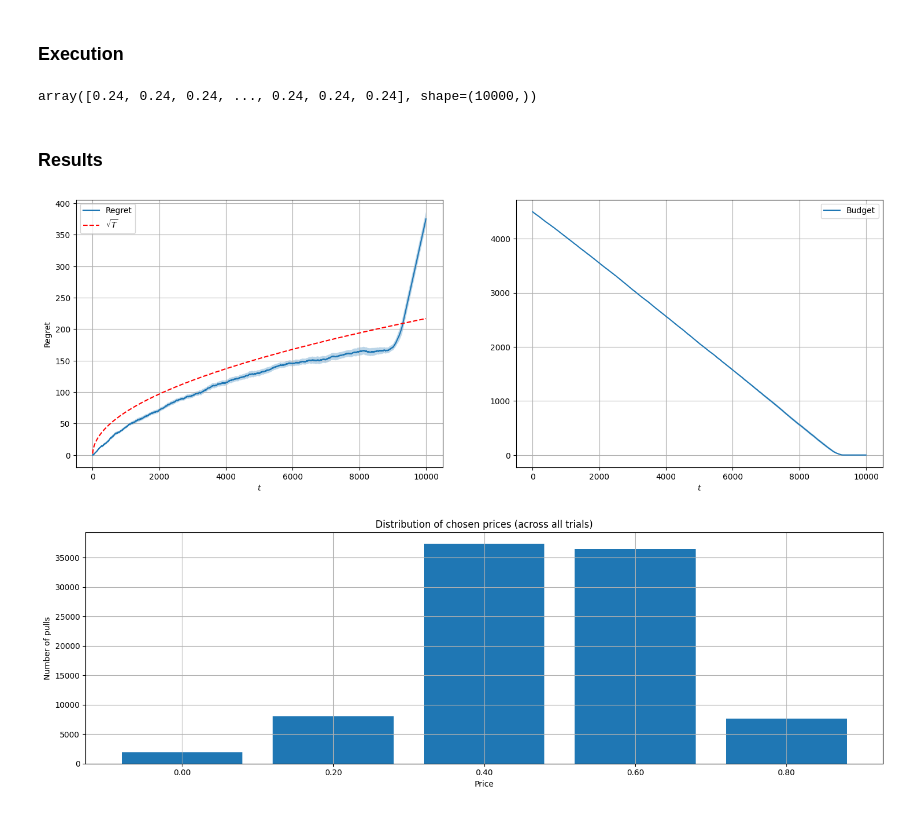
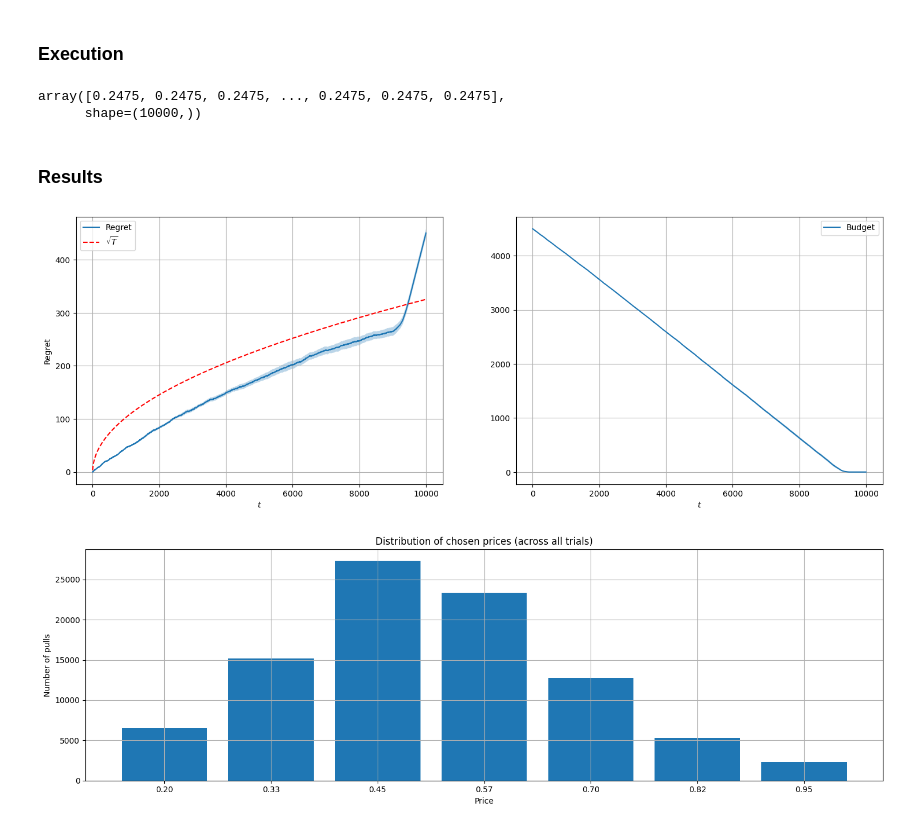
Before and after one commit to FabioFloris02/OLA2025_Floris_Sonzini_Parenti_Singh_Gottschling, a Jupyter notebook: requirement_1.ipynb, the cells around one changed output. Cells and saved outputs as stored; diff of their text form; code cells hidden in the pictures.

```diff
--- a/requirement_1.ipynb
+++ b/requirement_1.ipynb
@@ -325,8 +325,8 @@ T = 10000
 B = T * 45/100
 
 # Prices
-price_step = 0.2
-prices = np.arange(0, 1, price_step)
+price_step = 0.125
+prices = np.arange(0.2, 1, price_step)
 P = len(prices)
 
 # Valuation distribution
@@ -337,7 +337,8 @@ clairvoyant = SingleProductStochasticInventoryClaivoyant(T, B, prices, valuation
 expected_clairvoyant_utilities = clairvoyant.run()
 expected_clairvoyant_utilities
 # %% [output]
-array([0.24, 0.24, 0.24, ..., 0.24, 0.24, 0.24], shape=(10000,))
+array([0.2475, 0.2475, 0.2475, ..., 0.2475, 0.2475, 0.2475],
+      shape=(10000,))
 # %%
 n_trials = 10
 regret_per_trial = []
@@ -388,37 +389,37 @@ budget_sd = budget_per_trial.std(axis=0)
 ### Results
 # %%
 t = np.arange(1, T + 1)  # start from 1 to avoid log(0)
-theoretical_curve = t**(1/2) * (200/8500**(1/2))
+theoretical_curve = t**(1/2) * (300/8500**(1/2))
 
 fig, axs = plt.subplots(1, 2, figsize = (18, 6))
 
 # Regret plot
 axs[0].plot(t, average_regret, label="Regret")
 axs[0].fill_between(
     t,
     average_regret - regret_sd / np.sqrt(n_trials),
     average_regret + regret_sd / np.sqrt(n_trials),
     alpha=0.3,
 )
 axs[0].plot(t, theoretical_curve, label="$\sqrt{T}$", linestyle="--", color="red")
 axs[0].set_xlabel("$t$")
 axs[0].set_ylabel("Regret")
 axs[0].legend()
 axs[0].grid(True)
 
 # Budget plot
 axs[1].plot(np.arange(T), average_budget, label="Budget")
 axs[1].fill_between(
     np.arange(T),
     average_budget-budget_sd/np.sqrt(n_trials),
     average_budget+budget_sd/np.sqrt(n_trials),
     alpha=0.3,
 )
 axs[1].set_xlabel("$t$")
 axs[1].legend()
 axs[1].grid(True)
 # %% [output]
-[figure, old version]
+[figure, new version]
 # %%
 from collections import Counter
 
@@ -435,4 +436,4 @@ plt.grid(True)
 plt.tight_layout()
 plt.show()
 # %% [output]
-[figure, old version]
+[figure, new version]
```
Also changed, not shown: 4 other files.
